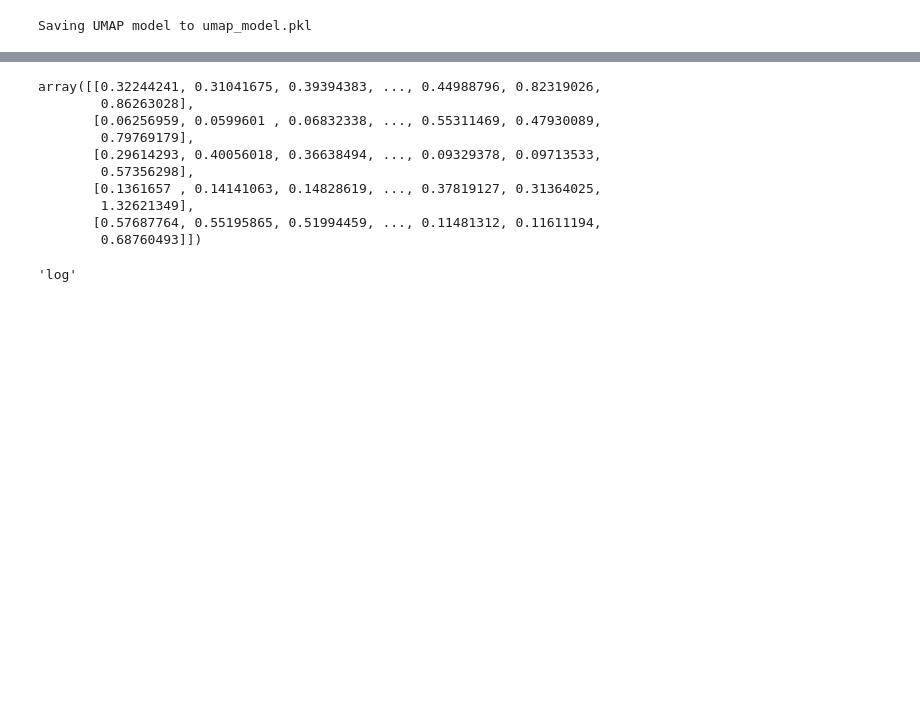
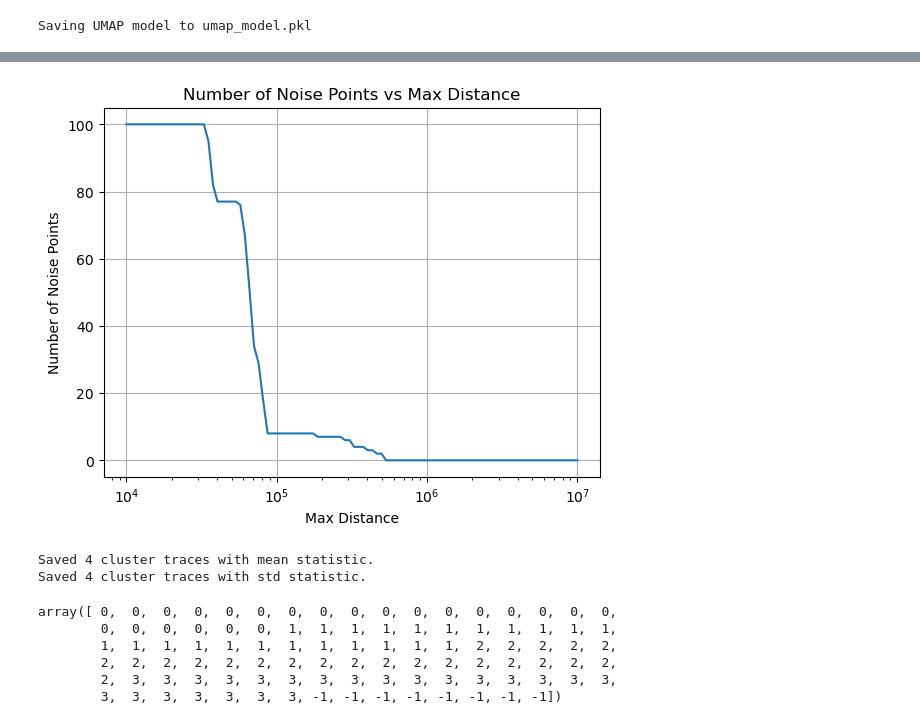
Before and after one commit to uhgtb/rm_classifier, a Jupyter notebook: tutorials/notebooks/umap_classifier.ipynb, the cells around one changed output, grey strips where cells are left out. Saved outputs shown, nothing was run; the diff lists cells and outputs as text; code cells hidden in the pictures; blank space fills up the shorter version.

Commit message:
uncorrelated_prediction

```diff
--- a/tutorials/notebooks/umap_classifier.ipynb
+++ b/tutorials/notebooks/umap_classifier.ipynb
@@ -58,18 +58,32 @@ Saved 5 cluster traces with std statistic.
 # %%
-u_clas.cluster_std_traces
+n_noise=[]
+for max_distance in np.logspace(3,7,100):
+    predictions, min_distances=u_clas.minimum_distance_prediction(prepared_data, max_distance=max_distance)
+    n_noise.append(np.sum(predictions == -1))
+
+plt.plot(np.logspace(4,7,100), n_noise)
+plt.xscale('log')
+plt.xlabel('Max Distance')
+plt.ylabel('Number of Noise Points')
+plt.title('Number of Noise Points vs Max Distance')
+plt.grid(True)
+plt.show()
 # %% [output]
-array([[0.32244241, 0.31041675, 0.39394383, ..., 0.44988796, 0.82319026,
-        0.86263028],
-       [0.06256959, 0.0599601 , 0.06832338, ..., 0.55311469, 0.47930089,
-        0.79769179],
-       [0.29614293, 0.40056018, 0.36638494, ..., 0.09329378, 0.09713533,
-        0.57356298],
-       [0.1361657 , 0.14141063, 0.14828619, ..., 0.37819127, 0.31364025,
-        1.32621349],
-       [0.57687764, 0.55195865, 0.51994459, ..., 0.11481312, 0.11611194,
-        0.68760493]])
+[figure, added]
-# %%
-func = np.log
-func.__name__
-# %% [output]
-'log'
+# %%
+u_clas.save_cluster_trace(prepared_data,clusters,trace_statistic="mean")
+u_clas.save_cluster_trace(prepared_data,clusters,trace_statistic="std")
+predictions, mls = u_clas.ml_uncorrelated_normal_prediction(prepared_data)
+# %% [output]
+Saved 4 cluster traces with mean statistic.
+Saved 4 cluster traces with std statistic.
+# %%
+predictions, mls = u_clas.ml_uncorrelated_normal_prediction(prepared_data, min_logl=-2000)
+predictions
+# %% [output]
+array([ 0,  0,  0,  0,  0,  0,  0,  0,  0,  0,  0,  0,  0,  0,  0,  0,  0,
+        0,  0,  0,  0,  0,  0,  1,  1,  1,  1,  1,  1,  1,  1,  1,  1,  1,
+        1,  1,  1,  1,  1,  1,  1,  1,  1,  1,  1,  1,  2,  2,  2,  2,  2,
+        2,  2,  2,  2,  2,  2,  2,  2,  2,  2,  2,  2,  2,  2,  2,  2,  2,
+        2,  3,  3,  3,  3,  3,  3,  3,  3,  3,  3,  3,  3,  3,  3,  3,  3,
+        3,  3,  3,  3,  3,  3,  3, -1, -1, -1, -1, -1, -1, -1, -1])
```
Also changed, not shown: parts of 6 cells of this notebook, 3 other files.
